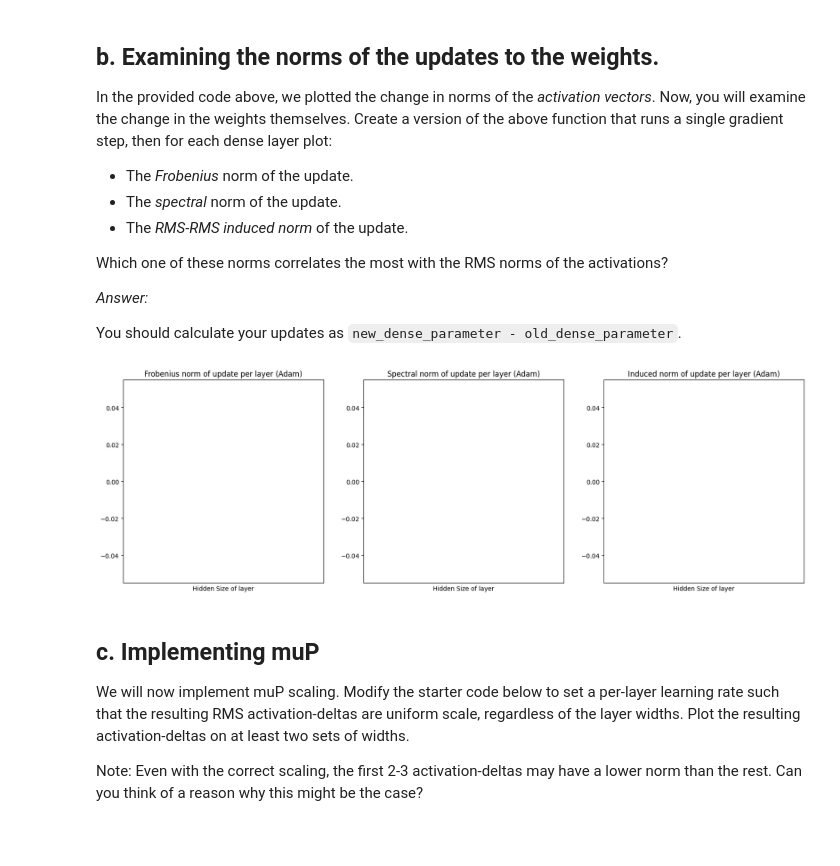
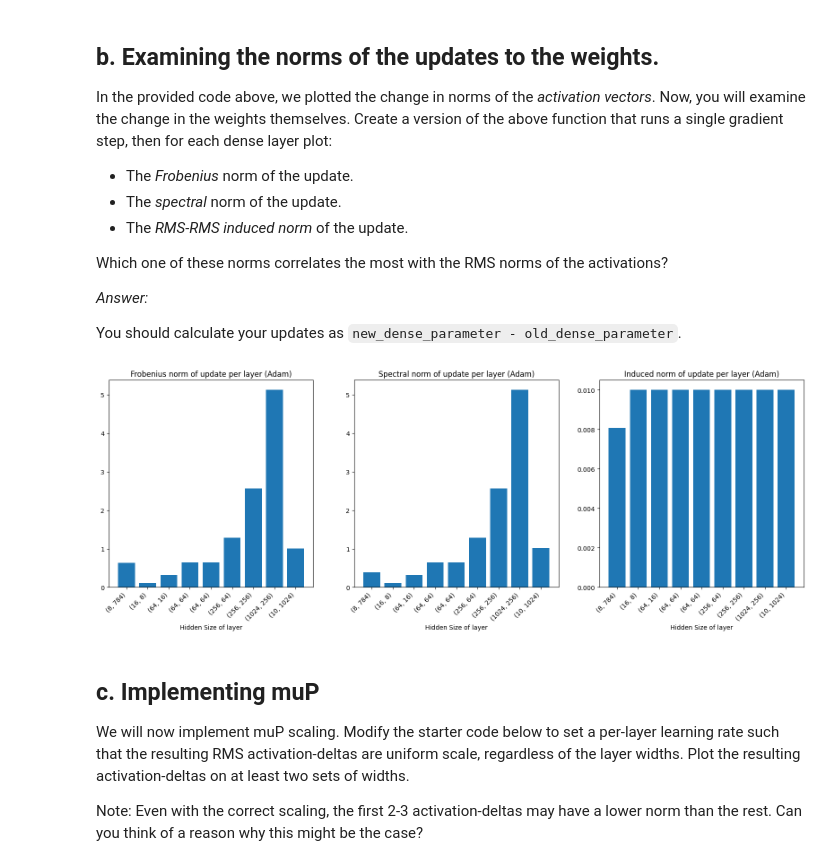
Before and after one commit to NoahLundSyrdal/SpecialParticipationC, a Jupyter notebook: q_mup_coding.ipynb, the cells around one changed output. Cells and saved outputs as stored; diff of their text form; code cells hidden in the pictures; blank space fills up the shorter version.

```diff
--- a/q_mup_coding.ipynb
+++ b/q_mup_coding.ipynb
@@ -112,62 +89,21 @@ Which one of these norms correlates the most with the RMS norms of the activatio
 *Answer:*
 
 You should calculate your updates as `new_dense_parameter - old_dense_parameter`.
-# %%
-### Solution
-batch_idx = np.random.randint(0, len(train_images), size=64)
-def train_one_step_matrices(mlp=MLP, hiddens=[8, 16, 64, 64, 64, 256, 256, 1024], optimizer=SimpleAdam, label="Adam", lr=0.01):
-    model = mlp(hidden_sizes=hiddens).to(device)
-    criterion = nn.CrossEntropyLoss()
-    optimizer = optimizer(model.parameters(), lr=lr)
-
-    old_params = [p.detach().clone() for p in model.parameters()]
-
-    for i in range(1):
-        images_batch = train_images[batch_idx]
-        labels_batch = train_labels[batch_idx]
-        images_batch, labels_batch = images_batch.to(device), labels_batch.to(device)
-
-        optimizer.zero_grad()
-        outputs, activations = model(images_batch)
-        loss = criterion(outputs, labels_batch)
-        loss.backward()
-        optimizer.step()
-
-    new_params = [p.detach().clone() for p in model.parameters()]
-    delta_params = [new_p - old_p for new_p, old_p in zip(new_params, old_params)]
-
-    frob_norms = []
-    spectral_norms = []
-    induced_norms = []
-    p_shapes = []
-
-    for p in delta_params:
-        if len(p.shape) == 2:
-            ### TODO: Log the respective norms.
-            pass
-            ###
-
-
-    fig, axs = plt.subplots(1, 3, figsize=(20, 6))
-
-    axs[0].set_title(f'Frobenius norm of update per layer ({label})')
-    axs[0].set_xlabel('Hidden Size of layer')
-    axs[0].bar(np.arange(len(frob_norms)), frob_norms)
-    axs[0].set_xticks(np.arange(len(frob_norms)), p_shapes, rotation=45, ha='right')
-
-    axs[1].set_title(f'Spectral norm of update per layer ({label})')
-    axs[1].set_xlabel('Hidden Size of layer')
-    axs[1].bar(np.arange(len(spectral_norms)), spectral_norms)
-    axs[1].set_xticks(np.arange(len(spectral_norms)), p_shapes, rotation=45, ha='right')
-
-    axs[2].set_title(f'Induced norm of update per layer ({label})')
-    axs[2].set_xlabel('Hidden Size of layer')
-    axs[2].bar(np.arange(len(induced_norms)), induced_norms)
-    axs[2].set_xticks(np.arange(len(induced_norms)), p_shapes, rotation=45, ha='right')
-    plt.show()
-train_one_step_matrices(optimizer=SimpleAdam)
-# %% [output]
-[figure, removed]
+# %%
+batch_idx = np.random.randint(0, len(train_images), size=64)
+
+train_one_step_matrices(
+    mlp=MLP,
+    hiddens=[8, 16, 64, 64, 64, 256, 256, 1024],
+    optimizer=SimpleAdam,
+    lr=1e-2,
+    train_images=train_images,
+    train_labels=train_labels,
+    batch_idx=batch_idx,
+    device=device,
+)
+# %% [output]
+[figure, added]
 # %% [markdown]
 ## c. Implementing muP
 
```
Also changed, not shown: parts of 6 cells of this notebook, 3 other files.
